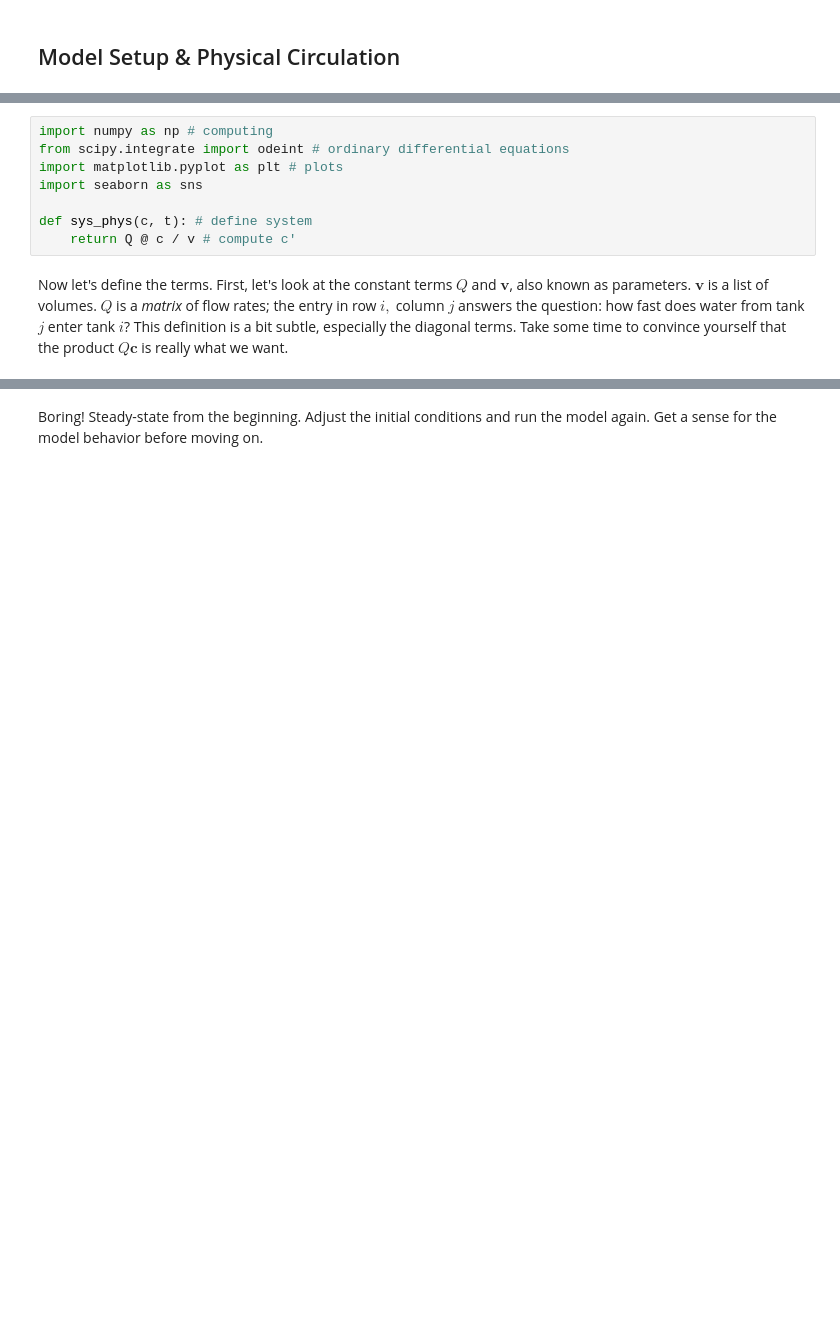
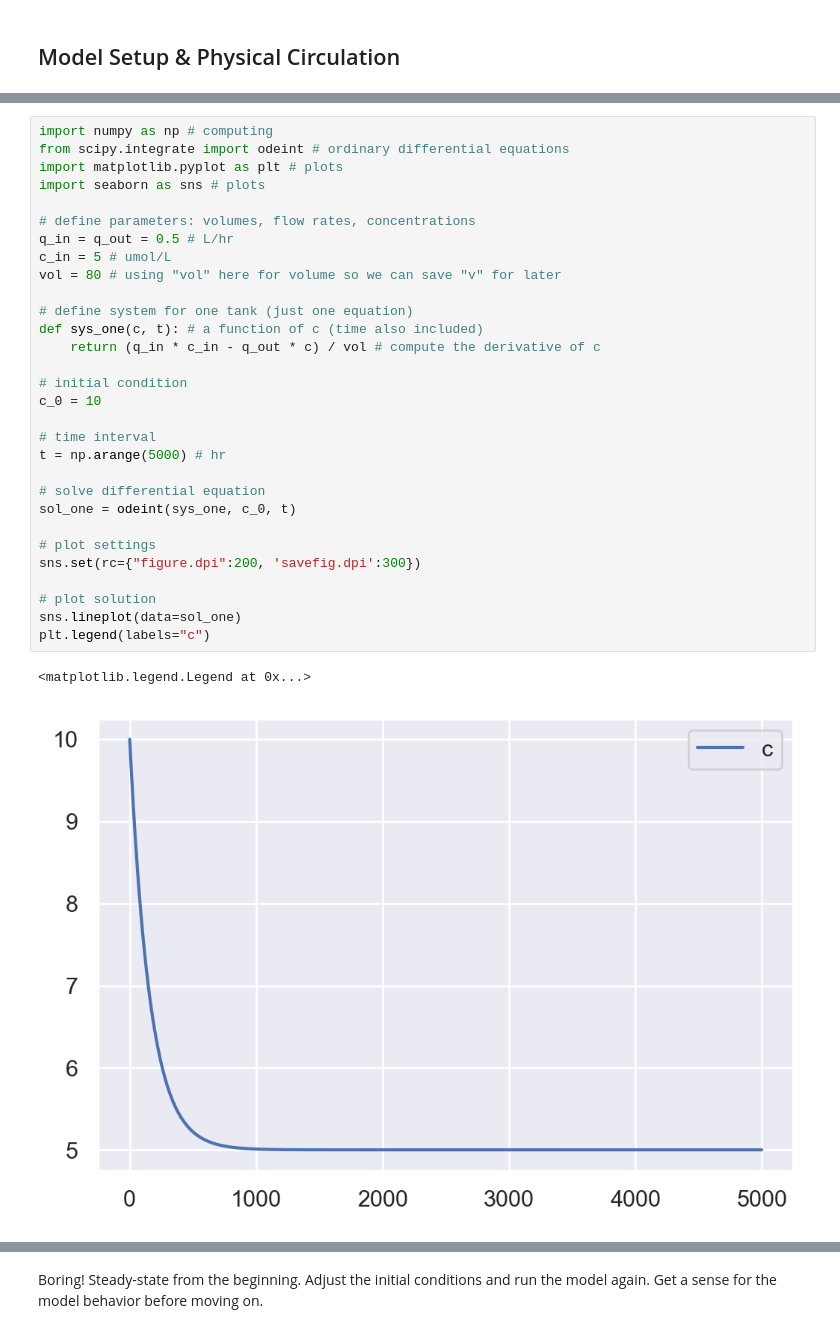
Before and after one commit to hernypeterson/nutrient-model, a Jupyter notebook: nutrient-model.ipynb, the cells around one changed output, grey strips where cells are left out. Drawn from its saved outputs; the diff is of its cells as text; blank space fills up the shorter version.

```diff
--- a/nutrient-model.ipynb
+++ b/nutrient-model.ipynb
@@ -18,10 +26,33 @@ Let's import some libraries and define our function:
-# %%
-import numpy as np # computing
-from scipy.integrate import odeint # ordinary differential equations
-import matplotlib.pyplot as plt # plots
-import seaborn as sns
-
-def sys_phys(c, t): # define system
-    return Q @ c / v # compute c'
-# %% [markdown]
-Now let's define the terms. First, let's look at the constant terms $Q$ and $\mathbf{v}$, also known as parameters. $\mathbf{v}$ is a list of volumes. $Q$ is a _matrix_ of flow rates; the entry in row $i,$ column $j$ answers the question: how fast does water from tank $j$ enter tank $i$? This definition is a bit subtle, especially the diagonal terms. Take some time to convince yourself that the product $Q\mathbf{c}$ is really what we want.
+# %%
+import numpy as np # computing
+from scipy.integrate import odeint # ordinary differential equations
+import matplotlib.pyplot as plt # plots
+import seaborn as sns # plots
+
+# define parameters: volumes, flow rates, concentrations
+q_in = q_out = 0.5 # L/hr
+c_in = 5 # umol/L
+vol = 80 # using "vol" here for volume so we can save "v" for later
+
+# define system for one tank (just one equation)
+def sys_one(c, t): # a function of c (time also included)
+    return (q_in * c_in - q_out * c) / vol # compute the derivative of c
+
+# initial condition
+c_0 = 10
+
+# time interval
+t = np.arange(5000) # hr
+
+# solve differential equation
+sol_one = odeint(sys_one, c_0, t)
+
+# plot settings
+sns.set(rc={"figure.dpi":200, 'savefig.dpi':300})
+
+# plot solution
+sns.lineplot(data=sol_one)
+plt.legend(labels="c")
+# %% [output]
+<matplotlib.legend.Legend at 0x...>
+[figure, added]
```
Also changed, not shown: parts of 8 cells of this notebook.
